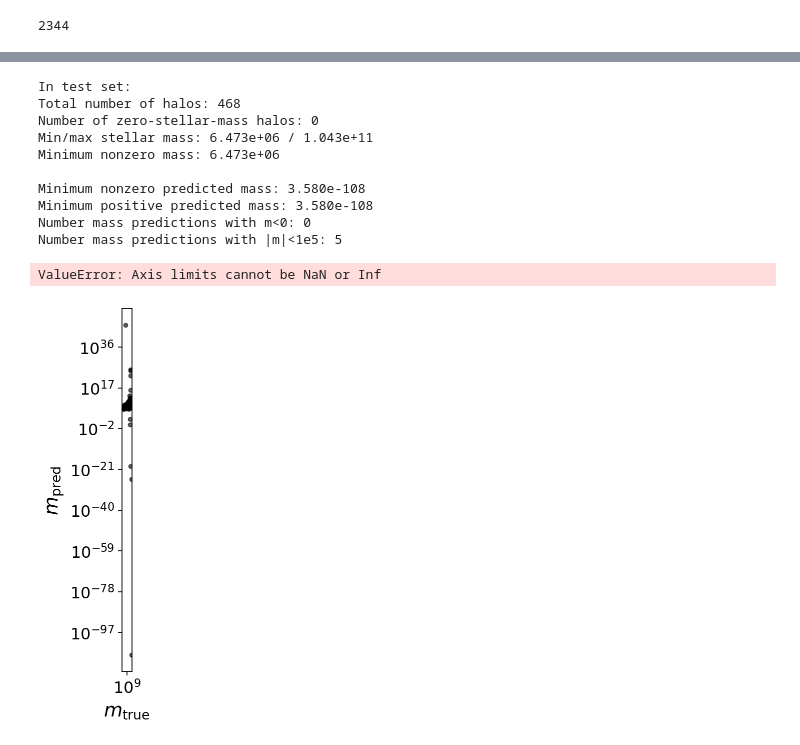
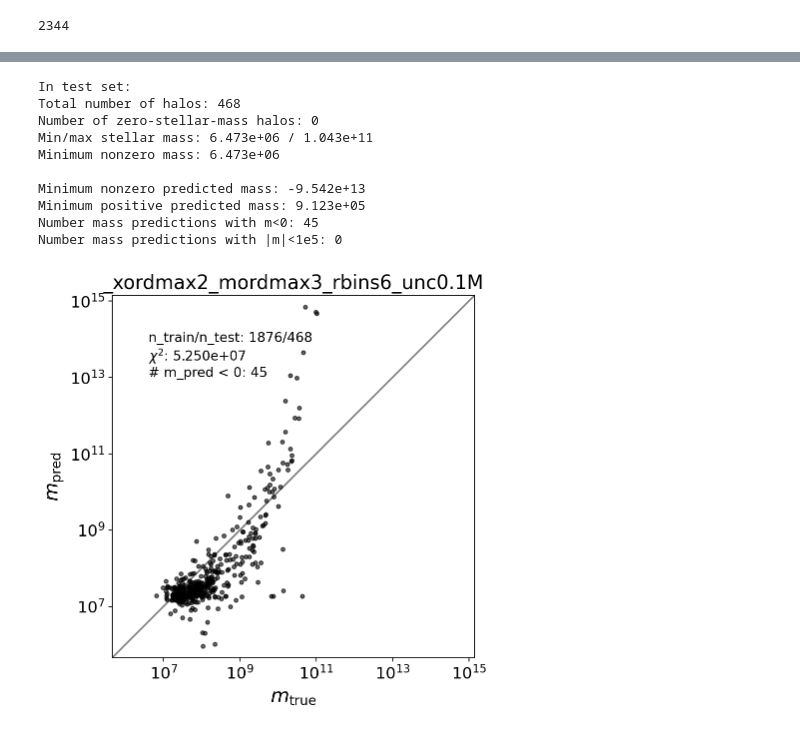
Before and after one commit to kstoreyf/equivariant-cosmology, a Jupyter notebook: notebooks/2021-01-17_investigate_features.ipynb, the cells around one changed output, grey strips where cells are left out. Drawn from its saved outputs; the diff is of its cells as text; code cells hidden in the pictures.

Commit message:
notebook runs with uncertainties

```diff
--- a/notebooks/2021-01-17_investigate_features.ipynb
+++ b/notebooks/2021-01-17_investigate_features.ipynb
@@ -28,7 +28,7 @@ save_plots = True
 plot_dir = '../plots/plots_2021-01-17'
 
 # r_edges (TNG50-4: L=35 Mpc/h, N_part=270^3, mean interparticle spacing = 35/270 = 0.13 Mpc/h = 130 kpc/h)
-r_edges = np.logspace(np.log10(1), np.log10(1000), 6)
+r_edges = np.logspace(np.log10(1), np.log10(1000), 7)
 #r_edges = np.array([0, 1000])
 print(r_edges)
 
@@ -38,10 +38,11 @@ l_arr = np.array([0, 1, 2, 3])
 x_order_max = 2 # for scalars, only 0 or 2 x orders
 m_order_max = 3
 
-logy = True
+logy = False
+unctag = '_unc0.1M'
 
 logytag = ''
 if logy:
     logytag = '_logy'
-save_tag = f'_xordmax{x_order_max}_mordmax{m_order_max}_rbins{len(r_edges)-1}{logytag}'
+save_tag = f'_xordmax{x_order_max}_mordmax{m_order_max}_rbins{len(r_edges)-1}{logytag}{unctag}'
 # %% [output]
@@ -71,6 +72,8 @@ print(featurizer.n_features)
+# %%
+uncertainties = 0.1*featurizer.y_scalar # uncertainties are 0.1*M_stellar (M_stellar is our label)
 # %%
 fitter = Fitter(featurizer.x_scalar_features, featurizer.y_scalar,
-                featurizer.x_scalar_dicts)
+                featurizer.x_scalar_dicts, uncertainties=uncertainties)
 fitter.split_train_test()
 fitter.scale_and_fit(logy=logy)
 # %% [output]
@@ -117,45 +121,46 @@ Number of zero-stellar-mass halos: 0
 Min/max stellar mass: 6.473e+06 / 1.043e+11
 Minimum nonzero mass: 6.473e+06
 
-Minimum nonzero predicted mass: 3.580e-108
-Minimum positive predicted mass: 3.580e-108
-Number mass predictions with m<0: 0
-Number mass predictions with |m|<1e5: 5
+Minimum nonzero predicted mass: -9.542e+13
+Minimum positive predicted mass: 9.123e+05
+Number mass predictions with m<0: 45
+Number mass predictions with |m|<1e5: 0
 # %%
 fig = plt.figure(figsize=(6,6))
 ax = plt.gca()
 
 # main scatter plotting
 plt.scatter(y_true, y_pred, s=12, alpha=0.6, c='k')
 
 # get limits, plot true line
 m_minmin = min(min(y_true[np.where(y_true > 0)]),
                min(y_pred[np.where(y_pred > 0)]))
 m_maxmax = max(max(y_true[np.where(y_true > 0)]),
                max(y_pred[np.where(y_true > 0)]))
 true_line = np.linspace(0.5*m_minmin, 2*m_maxmax)
 plt.plot(true_line, true_line, color='grey', zorder=0)
 
 # labels & adjustments
 plt.xlabel(r'$m_\mathrm{true}$')
 plt.ylabel(r'$m_\mathrm{pred}$')
 plt.xscale('log')
 plt.yscale('log')
 ax.set_aspect('equal')
 plt.xlim(0.5*m_minmin, 2*m_maxmax)
 plt.ylim(0.5*m_minmin, 2*m_maxmax)
 
 n_neg = len(np.where(fitter.y_scalar_pred*mass_multiplier < 0)[0])
-plt.text(0.1, 0.9, f'n_train/n_test: {fitter.n_train}/{fitter.n_test} \nMSE: {mse:.3e} \n# m_pred < 0: {n_neg}',
+plt.text(0.1, 0.9, fr'n_train/n_test: {fitter.n_train}/{fitter.n_test}' '\n'
+                   fr'$\chi^2$: {chi2:.3e}' '\n'
+                   fr'# m_pred < 0: {n_neg}',
          transform=ax.transAxes, verticalalignment='top', fontsize=12)
 plt.title(save_tag)
 
 # save
 save_fn = f'mass_recovery{save_tag}.pdf'
 if save_plots:
       plt.savefig(f"{plot_dir}/{save_fn}", bbox_inches='tight')
 # %% [output]
-ValueError: Axis limits cannot be NaN or Inf
-[figure, old version]
+[figure, new version]
 # %%
 plt.hist((y_pred - y_true)/y_true, histtype='step', color='k')
```
Also changed, not shown: parts of 8 cells of this notebook.
